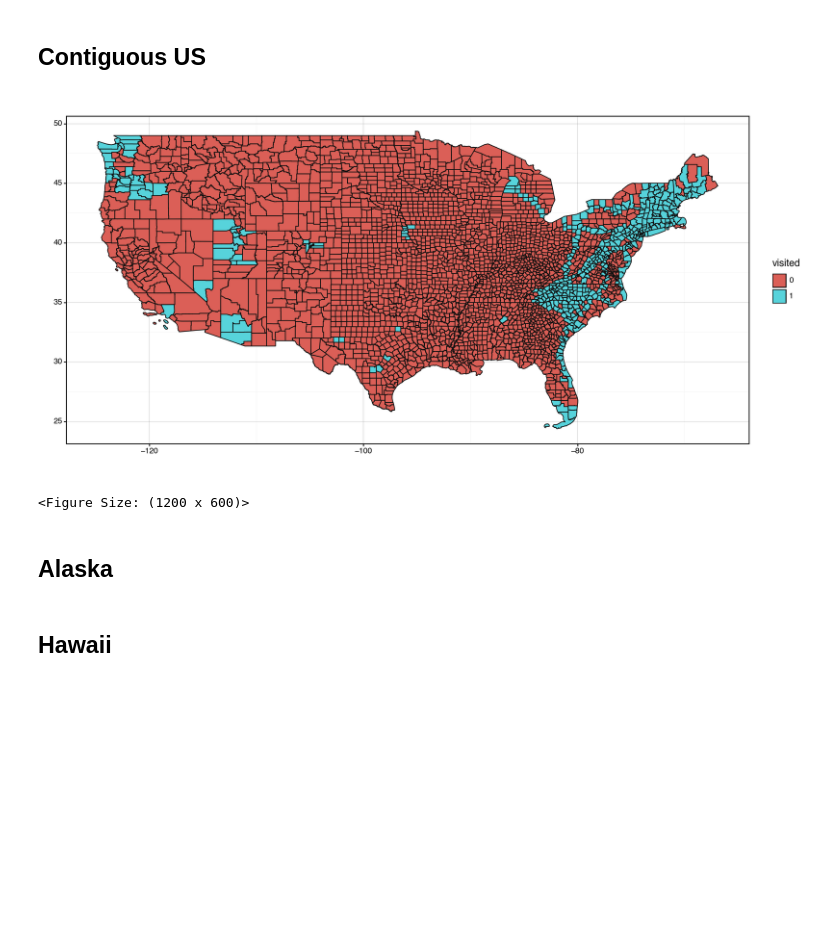
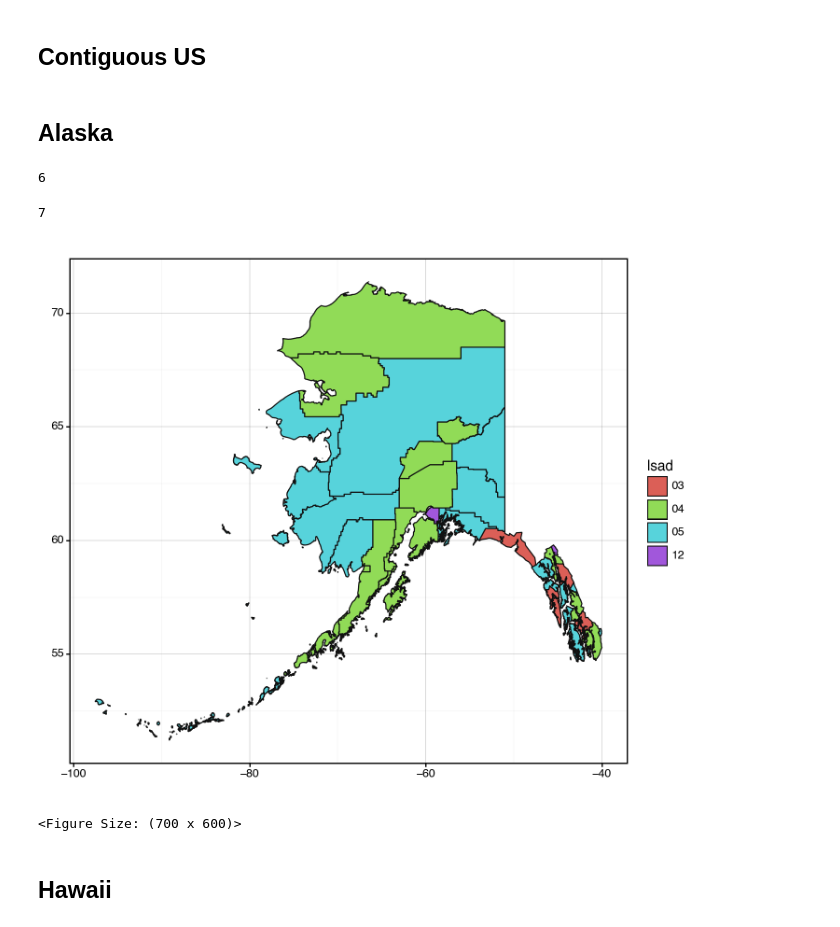
Before and after one commit to canfielder/trackingcounties, a Jupyter notebook: notebooks/main/01_counties.ipynb, the cells around one changed output. Cells and saved outputs as stored; diff of their text form; code cells hidden in the pictures; blank space fills up the shorter version.

```diff
--- a/notebooks/main/01_counties.ipynb
+++ b/notebooks/main/01_counties.ipynb
@@ -121,7 +205,2 @@ dct_plot['alaska'] = (
 # %% [markdown]
 ### Hawaii
-# %%
-dct_plot['hawaii'] = (
-    df
-    >> s.filter(s._.state_name == 'Hawaii' )
-)
@@ -142,2 +207,23 @@ b'\x01\x03\x00\x00\x00\x01\x00\x00\x00O\x05\x00\x00\x7fM\xd6\xa8\x87#X\xc0\xfa\x
+# %%
+plot_type = 'hawaii'
+
+dct_plot['state'][plot_type] = (
+    gdf_state
+    >> s.filter(s._.geoid == '15')
+    )
+
+dct_plot['county'][plot_type] = (
+    gdf_county
+    >> s.filter(s._.statefp == '15')
+    )
 # %% [markdown]
 # Visuals
+# %%
+def save_plot(plot, plot_path, width, height, units = 'in', dpi = 1000):
+    plot.save(
+        filename = plot_path,
+        height   = height,
+        width    = width,
+        units    = units,
+        dpi      = dpi
+    )
@@ -144,21 +267,2 @@ b'\x01\x03\x00\x00\x00\x01\x00\x00\x00O\x05\x00\x00\x7fM\xd6\xa8\x87#X\xc0\xfa\x
 # %% [markdown]
 ## Contiguous US
-# %%
-p = (
-    p9.ggplot(
-        data = dct_plot['contiguous'],
-        mapping = p9.aes(
-            fill = 'visited'
-        )
-    ) +
-    p9.geom_map() +
-    p9.theme_linedraw() +
-    p9.theme(
-        figure_size=(12,6)
-    )
-)
-
-p
-# %% [output]
-[figure, removed]
-<Figure Size: (1200 x 600)>
@@ -165,21 +316,43 @@ p
 # %% [markdown]
 ## Alaska
+# %%
+plot_params['dimensions']['width'][plot_label]
+# %% [output]
+6
+# %%
+plot_params['dimensions']['height'][plot_label]
+# %% [output]
+7
 # %%
+plot_label = 'alaska'
+
 p = (
     p9.ggplot(
-        data = dct_plot['alaska'],
+        data = dct_plot['county'][plot_label],
         mapping = p9.aes(
-            fill = 'visited'
+            fill = 'lsad',
         )
     ) +
     p9.geom_map() +
     p9.theme_linedraw() +
     p9.theme(
-        figure_size=(12,6)
+        figure_size=(7,6)
     )
 )
 
+plot_name = f'{plot_label}.png'
+
+save_plot(
+    plot      = p,
+    plot_path = pl.PurePath(plot_dir, plot_name),
+    width     = plot_params['dimensions']['width'][plot_label],
+    height    = plot_params['dimensions']['height'][plot_label]
+    )
+
 p
+# %% [output]
+[figure, added]
+<Figure Size: (700 x 600)>
 # %% [markdown]
 ## Hawaii
 # %%
```
Also changed, not shown: parts of 35 cells of this notebook, 19 other files.
